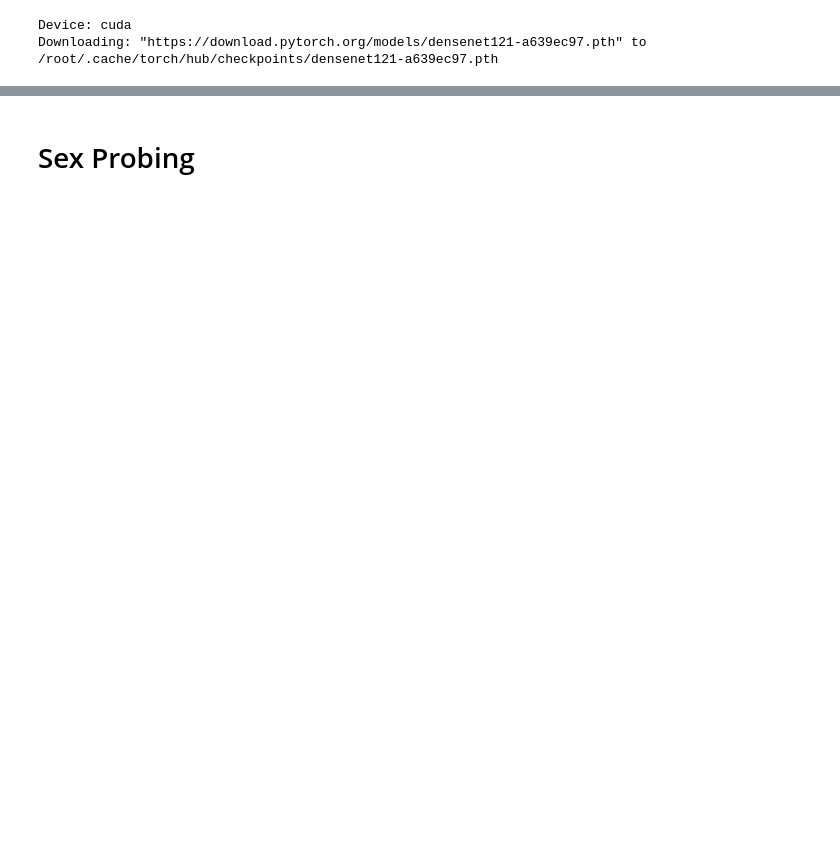
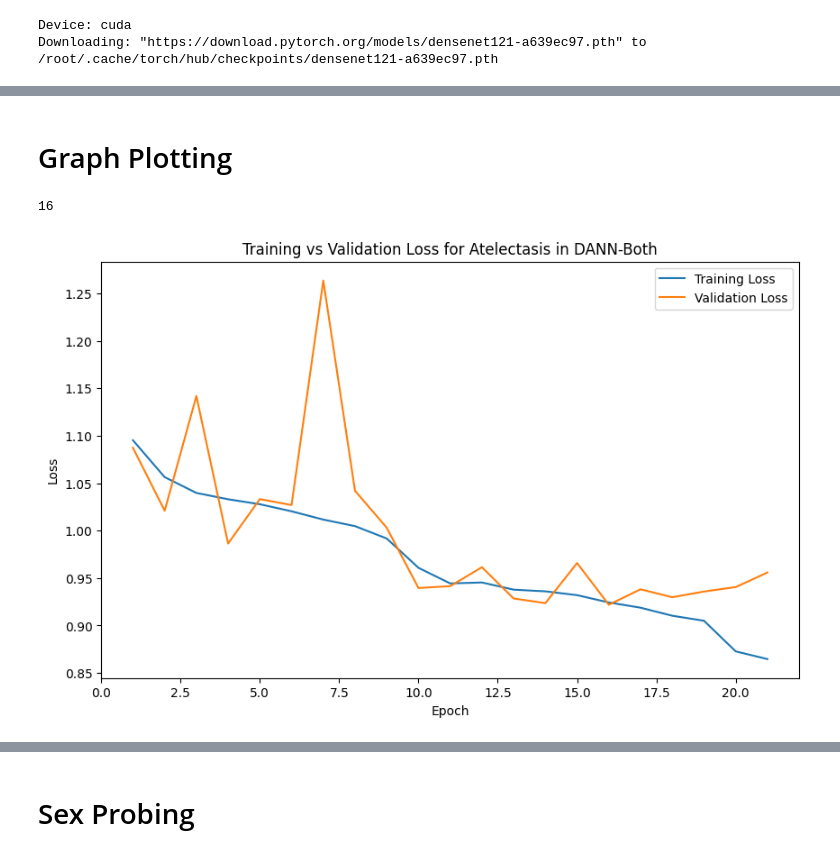
Before and after one commit to weixisee/COMP3931_Individual_Project, a Jupyter notebook: notebook/DANN_Both.ipynb, the cells around one changed output, grey strips where cells are left out. Cells and saved outputs as stored; diff of their text form; code cells hidden in the pictures; blank space fills up the shorter version.

```diff
--- a/notebook/DANN_Both.ipynb
+++ b/notebook/DANN_Both.ipynb
@@ -282,16 +298,16 @@ def train_one_epoch(model, loader, task_criterion, sex_criterion, age_criterion,
   loop = tqdm(loader, desc="Training", leave=False)
 
   for images, labels, sex, age in loop:
-    images = images.to(device, non_blocking=True)
-    labels = labels.to(device, non_blocking=True)
-    sex = sex.to(device, non_blocking=True)
-    age = age.to(device, non_blocking=True)
+    images = images.to(device)
+    labels = labels.to(device)
+    sex = sex.to(device)
+    age = age.to(device)
     age = age.float().view(-1, 1)
 
     # outputs = model(images)
       # compute the loss
     # loss = criterion(outputs, labels)
-    optimizer.zero_grad(set_to_none=True)
+    optimizer.zero_grad()
     task_logit, sex_logit, age_logit = model(images, lambd=lambd)
     loss_task = task_criterion(task_logit, labels)
     loss_sex = sex_criterion(sex_logit, sex)
@@ -403,7 +412,7 @@ for epoch in range(1, EPOCHS+1):
   validation_age_auc.append(age_auc)
   lambd_values.append(lambd)
 
-  scheduler.step(val_auc if not np.isnan(val_auc) else -1.0)
+  scheduler.step(val_auc)
 
   print(f"Epoch {epoch}/{EPOCHS} | λ={lambd:.3f} \n"
           f"Training Task Loss={train_loss:.4f}| Training Sex Loss={train_sex_loss:.4f} | Training age Loss={train_age_loss:.4f} \n"
@@ -411,7 +420,7 @@ for epoch in range(1, EPOCHS+1):
           f"Val task AUC={val_auc:.4f} | Val sex AUC={sex_auc:.4f}| Val age AUC={age_auc:.4f}")
 
   # implement early stopping
-  if not np.isnan(val_auc) and val_auc > best_val + min_delta:
+  if val_auc > best_val + min_delta:
       best_val = val_auc
       best_epoch = epoch
       epochs_no_improve = 0
@@ -501 +498,42 @@ print("="*60)
+# %% [markdown]
+# Graph Plotting
+# %%
+import json
+# load the json file
+SAVE_DIR = "/content/drive/MyDrive/IndividualProject/results"
+with open(f"{SAVE_DIR}/adversarial_training_history_atelectasis_sex_age_lambda1.json", "r") as f:
+  data = json.load(f)
+# %%
+print(data["best_model"]["epoch"])
+# %% [output]
+16
+# %%
+# plot training vs validation loss for disease classifier
+import matplotlib.pyplot as plt
+
+training_loss = data["training_curves"]["train_loss"]
+validation_loss = data["training_curves"]["val_loss"]
+
+total_epochs = len(training_loss)
+
+best_epoch = data["best_model"]["epoch"]
+best_val_loss = data["best_model"]["val_loss"]
+
+plt.figure(figsize=(10, 6))
+plt.plot(range(1, total_epochs+1), training_loss, label="Training Loss")
+plt.plot(range(1, total_epochs+1), validation_loss, label="Validation Loss")
+
+# plt.scatter(best_epoch, best_val_loss, color='red', label='Best Epoch', zorder=5)
+# plt.axvline(x=best_epoch, linestyle='--', color='red', alpha=0.7)
+
+plt.xlabel("Epoch")
+plt.ylabel("Loss")
+plt.title("Training vs Validation Loss for Atelectasis in DANN-Both")
+plt.legend()
+
+# timestamp = datetime.now().strftime("%Y%m%d_%H%M%S")
+# plt.savefig(f"/content/drive/MyDrive/IndividualProject/results/figures/adversarial_training_vs_validation_loss_task_age{timestamp}.png")
+plt.show()
+# %% [output]
+[figure, added]
 # %%
```
Also changed, not shown: parts of 77 cells of this notebook, 1 other file.
